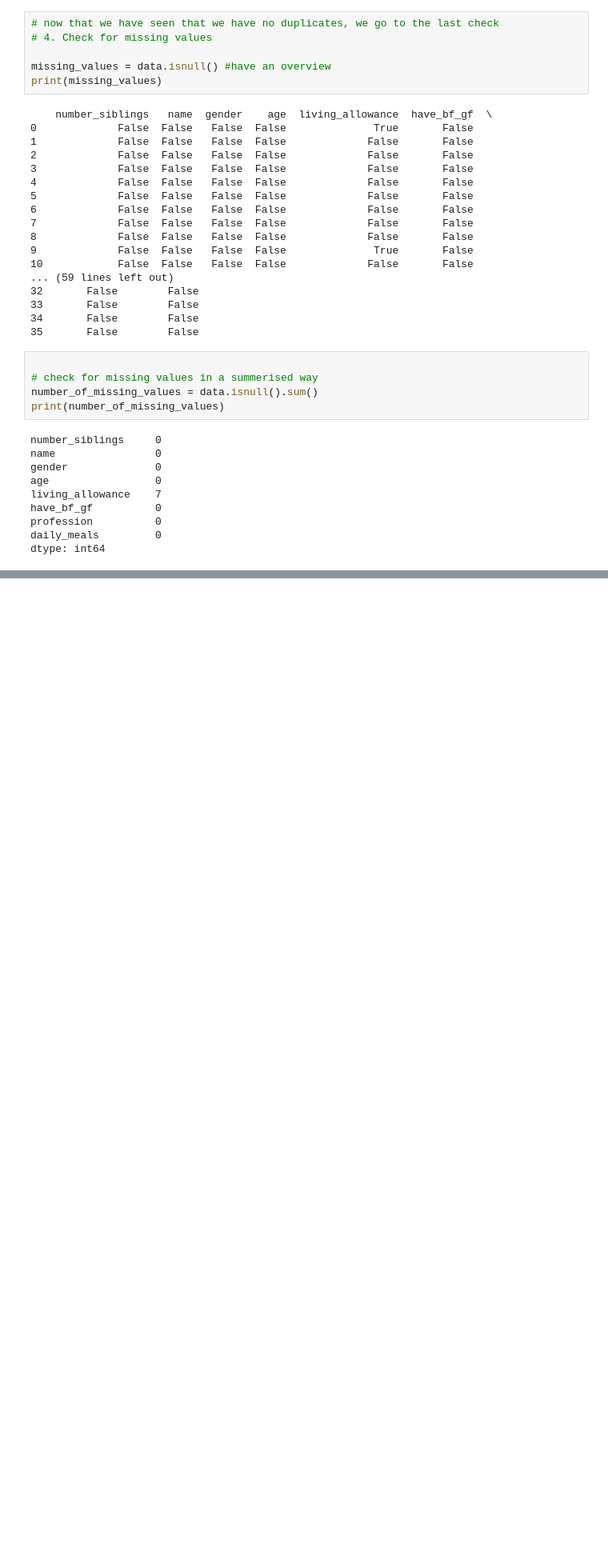
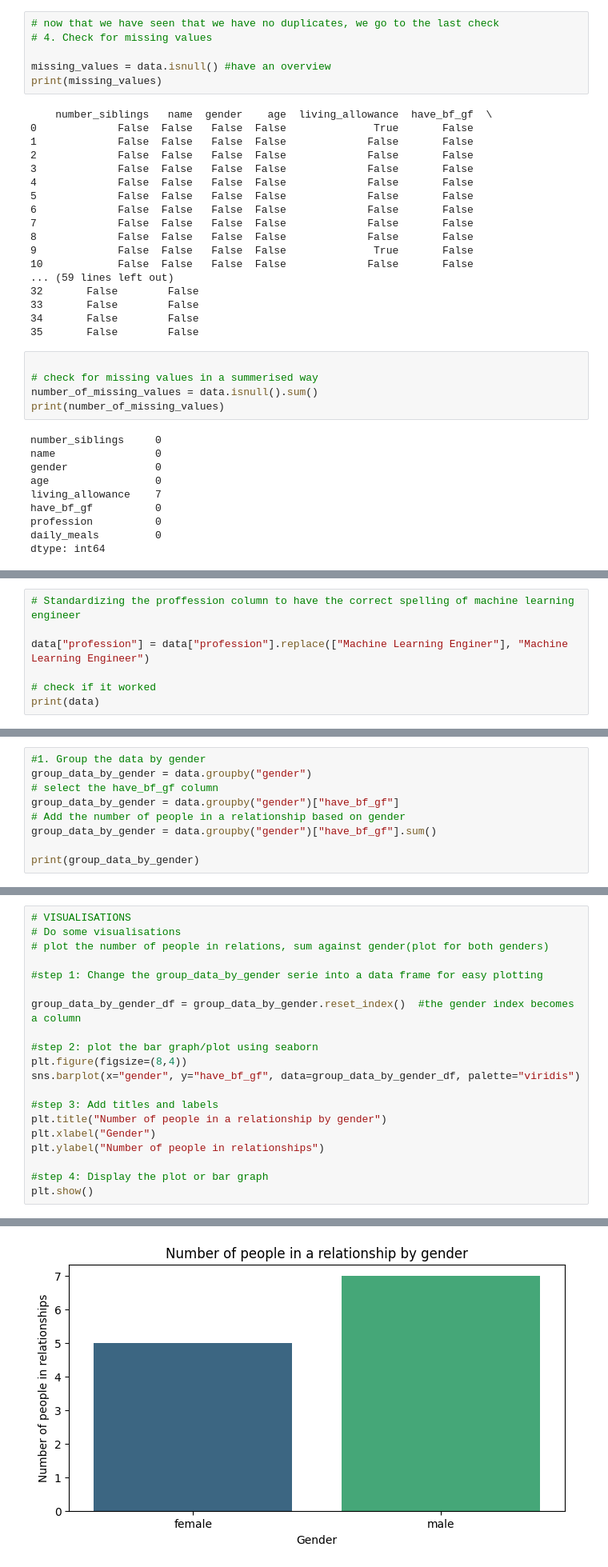
Before and after one commit to NankyaElsa/NANKYA_ELSA, a Jupyter notebook: MORNING_SESSION/nankya_elsa_day8.ipynb, the cells around one changed output, grey strips where cells are left out. Shown at 80% size. Cells and saved outputs as stored; diff of their text form; blank space fills up the shorter version.

Commit message:
Added visualization using matplotlib and seaborn

```diff
--- a/MORNING_SESSION/nankya_elsa_day8.ipynb
+++ b/MORNING_SESSION/nankya_elsa_day8.ipynb
@@ -200,3 +203,10 @@ print(data)
 33           1            Data Scientist            2
 34           0              Data Analyst            3
 35           1  Machine Learning Enginer            1
+# %%
+# Standardizing the proffession column to have the correct spelling of machine learning engineer
+
+data["profession"] = data["profession"].replace(["Machine Learning Enginer"], "Machine Learning Engineer")
+
+# check if it worked
+print(data)
@@ -202,0 +250,9 @@ print(data)
+# %%
+#1. Group the data by gender
+group_data_by_gender = data.groupby("gender")
+# select the have_bf_gf column
+group_data_by_gender = data.groupby("gender")["have_bf_gf"]
+# Add the number of people in a relationship based on gender
+group_data_by_gender = data.groupby("gender")["have_bf_gf"].sum()
+
+print(group_data_by_gender)
@@ -202,0 +275,21 @@ print(data)
+# %%
+# VISUALISATIONS
+# Do some visualisations
+# plot the number of people in relations, sum against gender(plot for both genders)
+
+#step 1: Change the group_data_by_gender serie into a data frame for easy plotting
+
+group_data_by_gender_df = group_data_by_gender.reset_index()  #the gender index becomes a column
+
+#step 2: plot the bar graph/plot using seaborn
+plt.figure(figsize=(8,4))
+sns.barplot(x="gender", y="have_bf_gf", data=group_data_by_gender_df, palette="viridis")
+
+#step 3: Add titles and labels
+plt.title("Number of people in a relationship by gender")
+plt.xlabel("Gender")
+plt.ylabel("Number of people in relationships")
+
+#step 4: Display the plot or bar graph
+plt.show()
+# %% [output]
@@ -202,0 +299 @@ print(data)
+[figure, added]
```
Also changed, not shown: parts of 9 cells of this notebook.
